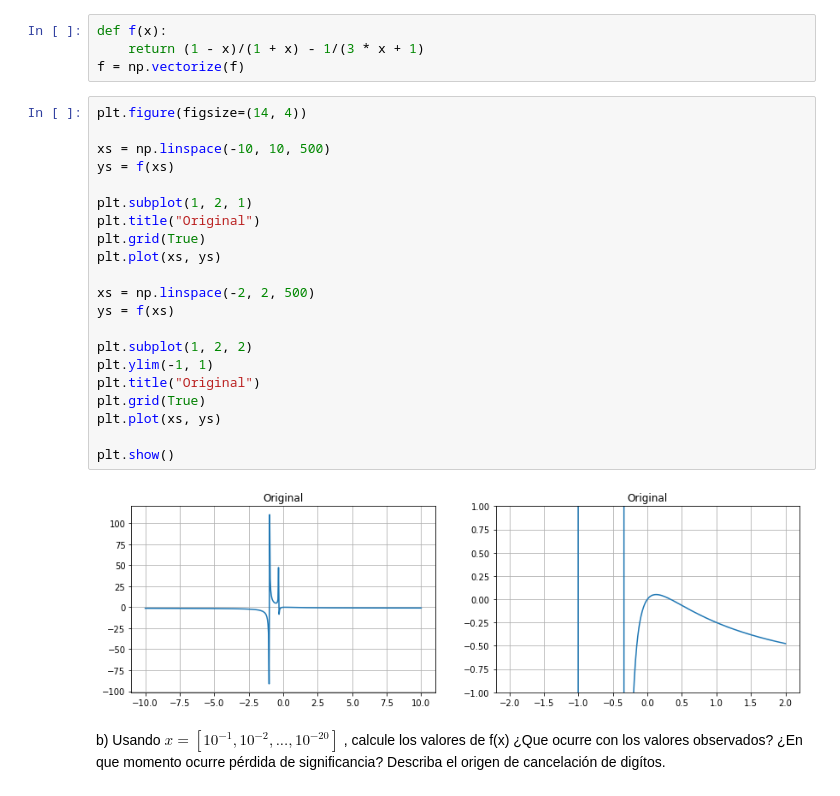
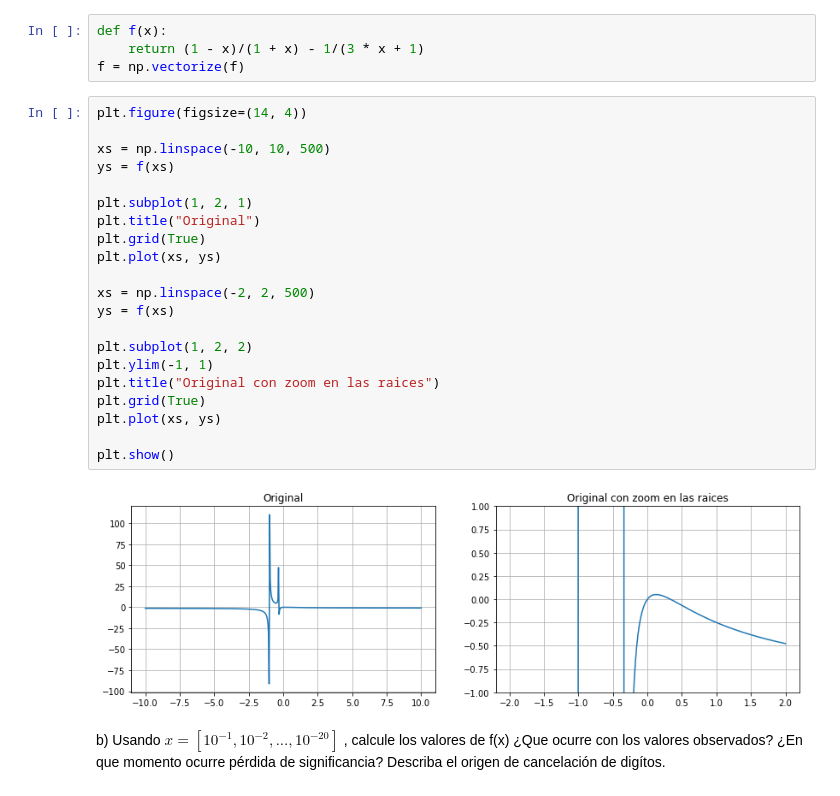
Before and after one commit to mijara/notebooks, a Jupyter notebook: tarea2/Tarea_2_CC1_2017.ipynb, the cells around one changed output. Cells and saved outputs as stored; diff of their text form.

```diff
--- a/tarea2/Tarea_2_CC1_2017.ipynb
+++ b/tarea2/Tarea_2_CC1_2017.ipynb
@@ -224,26 +224,26 @@ f = np.vectorize(f)
 # %%
 plt.figure(figsize=(14, 4))
 
 xs = np.linspace(-10, 10, 500)
 ys = f(xs)
 
 plt.subplot(1, 2, 1)
 plt.title("Original")
 plt.grid(True)
 plt.plot(xs, ys)
 
 xs = np.linspace(-2, 2, 500)
 ys = f(xs)
 
 plt.subplot(1, 2, 2)
 plt.ylim(-1, 1)
-plt.title("Original")
+plt.title("Original con zoom en las raices")
 plt.grid(True)
 plt.plot(xs, ys)
 
 plt.show()
 # %% [output]
-[figure, old version]
+[figure, new version]
 # %% [markdown]
 b) Usando $x = [10^{-1} , 10^{-2} , ... , 10^{-20}] $ , calcule los valores de f(x) ¿Que ocurre con los valores observados? ¿En que momento ocurre pérdida de significancia? Describa el origen de cancelación de digítos.
 # %%
```
Also changed, not shown: parts of 5 cells of this notebook.
